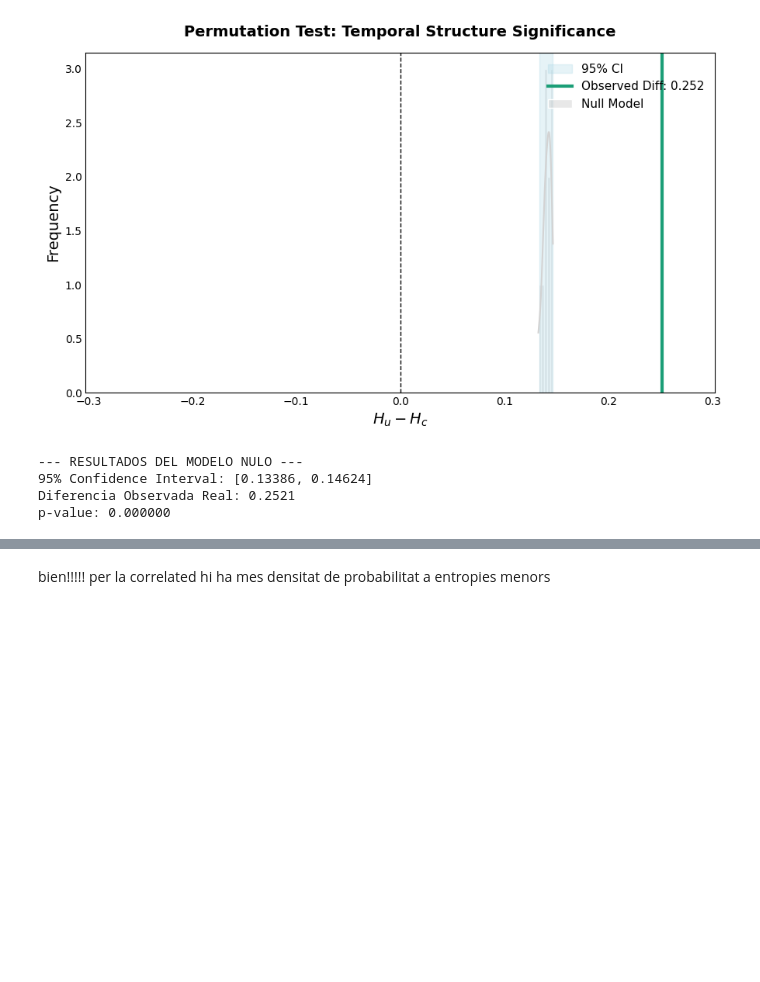
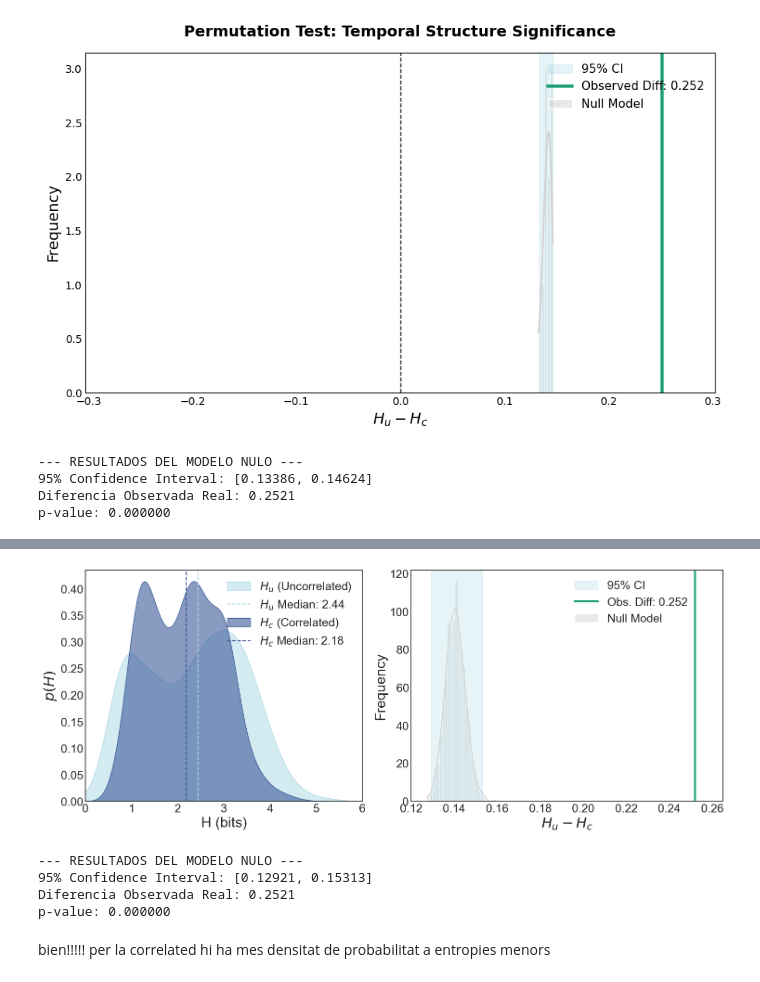
Before and after one commit to annaszymanskicortes/MScThesis_mobilityanalysis, a Jupyter notebook: data china.ipynb, the cells around one changed output, grey strips where cells are left out. Drawn from its saved outputs; the diff is of its cells as text; code cells hidden in the pictures; blank space fills up the shorter version.

```diff
--- a/data china.ipynb
+++ b/data china.ipynb
@@ -592,5 +592,47 @@ Iniciando Shuffling de trayectorias con Intervalo de Confianza...
 Diferencia Observada Real: 0.2521
 p-value: 0.000000
+# %%
+fig, axs = plt.subplots(1, 2, figsize=(15, 6), gridspec_kw={'width_ratios': [8, 9]})
+cmap = plt.get_cmap('Dark2')
+
+sns.kdeplot(entropy_comparison['Hu'], fill=True, color='lightblue', label='$H_u$ (Uncorrelated)', alpha=0.5, ax=axs[0])
+axs[0].axvline(entropy_comparison['Hu'].median(), color='lightblue', linestyle='--', linewidth=1.5, label=f"$H_u$ Median: {entropy_comparison['Hu'].median():.2f}")
+sns.kdeplot(entropy_comparison['Hc'], fill=True, color='#3b5998', label='$H_c$ (Correlated)', alpha=0.6, ax=axs[0])
+axs[0].axvline(entropy_comparison['Hc'].median(), color='#3b5998', linestyle='--', linewidth=1.5, label=f"$H_c$ Median: {entropy_comparison['Hc'].median():.2f}")
+axs[0].set_xlabel('H (bits)', fontsize=22)
+axs[0].set_ylabel('$p(H)$', fontsize=22)
+axs[0].set_xlim(0, 6)
+axs[0].legend(frameon=False, fontsize=18)
+axs[0].tick_params(axis='both', length=0, labelsize=18)
+
+sns.histplot(null_diffs_trajectory, kde=True, color='lightgray', edgecolor='white', label='Null Model', ax=axs[1])
+axs[1].axvspan(ci_low_traj, ci_high_traj, color='lightblue', alpha=0.3, label='95% CI')
+axs[1].axvline(obs_diff_global, color=cmap(0), lw=3, linestyle='-', label=f'Obs. Diff: {obs_diff_global:.3f}')
+axs[1].axvline(0, color='black', lw=1, linestyle='--')
+y_max = axs[1].get_ylim()[1]
+x_range = max(abs(null_diffs_trajectory.min()), abs(null_diffs_trajectory.max()), abs(obs_diff_global)) * 1.2
+axs[1].set_xlim(0.12, 0.265)
+axs[1].set_ylim(0, y_max)
+axs[1].set_xlabel(r'$ H_u - H_c $', fontsize=22)
+axs[1].set_ylabel('Frequency', fontsize=22)
+axs[1].tick_params(axis='both', length=0, labelsize=18)
+# bbox_to_anchor=(x, y) -> bajar la x de 1.0 a 0.85 la mueve a la izquierda
+axs[1].legend(frameon=False, fontsize=18, loc='upper right', bbox_to_anchor=(0.92, 1.0))
+
+plt.tight_layout()
+plt.savefig('entropy_and_shuffling_comparison.png', bbox_inches='tight', dpi=300)
+plt.show()
+
+print(f"\n--- RESULTADOS DEL MODELO NULO ---")
+print(f"95% Confidence Interval: [{ci_low_traj:.5f}, {ci_high_traj:.5f}]")
+print(f"Diferencia Observada Real: {obs_diff_global:.4f}")
+print(f"p-value: {p_val_trajectory:.6f}")
+# %% [output]
+[figure, added]
+--- RESULTADOS DEL MODELO NULO ---
+95% Confidence Interval: [0.12921, 0.15313]
+Diferencia Observada Real: 0.2521
+p-value: 0.000000
 # %% [markdown]
 bien!!!!! per la correlated hi ha mes densitat de probabilitat a entropies menors
 # %%
```
Also changed, not shown: parts of 5 cells of this notebook, 5 other files.
